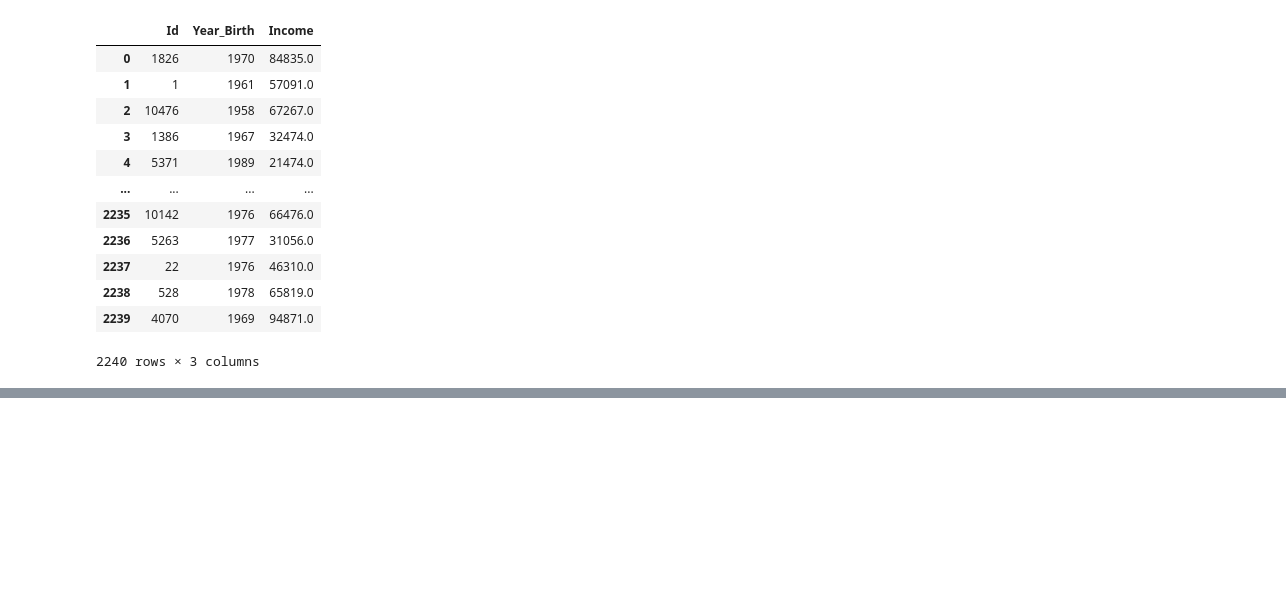
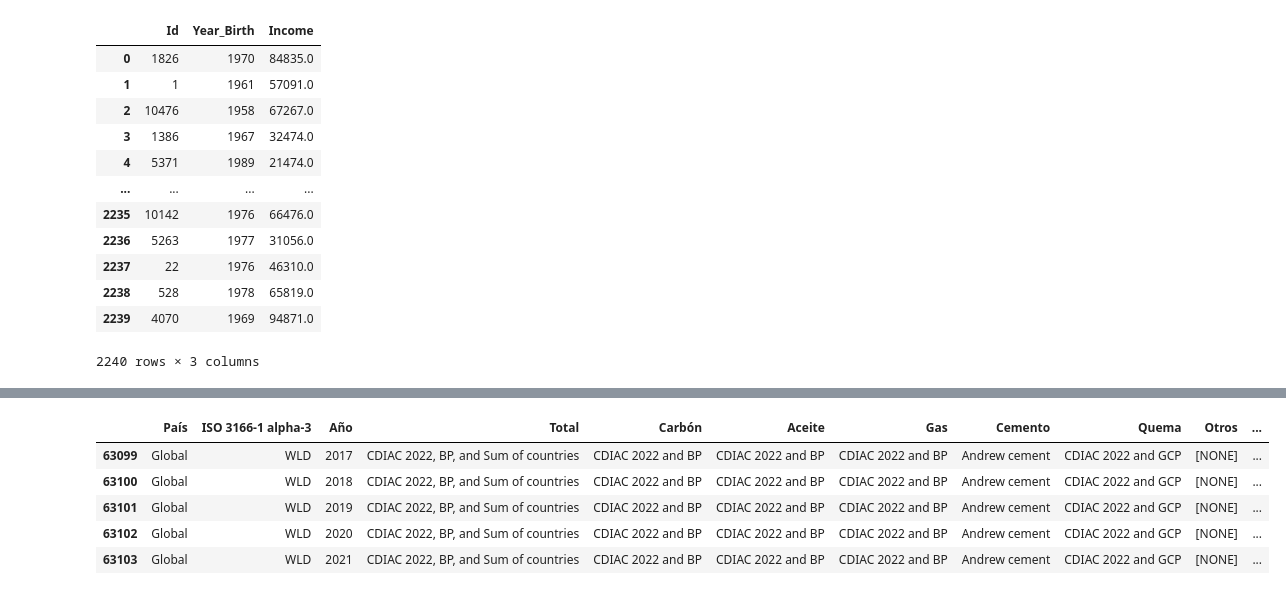
Before and after one commit to AndresCMontejo/PANDAS_I-O, a Jupyter notebook: Panda_I_O.ipynb, the cells around one changed output, grey strips where cells are left out. Cells and saved outputs as stored; diff of their text form; code cells hidden in the pictures; blank space fills up the shorter version.

```diff
--- a/Panda_I_O.ipynb
+++ b/Panda_I_O.ipynb
@@ -128,0 +260,13 @@ datos_mercados
+# %%
+sheet_id = '1JFeNgl5mf5MLW0AEMCRqXmDBpt1aMh0F'
+sheet_name = 'fuentes'
+url_fuentes = f'https://docs.google.com/spreadsheets/d/{sheet_id}/gviz/tq?tqx=out:csv&sheet={sheet_name}' #colocamos a lo ultimo la variable "sheet_name"
+fuentes_sheet = pd.read_csv(url_fuentes)
+fuentes_sheet.tail()
+# %% [output]
+|  | País | ISO 3166-1 alpha-3 | Año | Total | Carbón | Aceite | Gas | Cemento | Quema | Otros | ... |
+| 63099 | Global | WLD | 2017 | CDIAC 2022, BP, and Sum of countries | CDIAC 2022 and BP | CDIAC 2022 and BP | CDIAC 2022 and BP | Andrew cement | CDIAC 2022 and GCP | [NONE] | ... |
+| 63100 | Global | WLD | 2018 | CDIAC 2022, BP, and Sum of countries | CDIAC 2022 and BP | CDIAC 2022 and BP | CDIAC 2022 and BP | Andrew cement | CDIAC 2022 and GCP | [NONE] | ... |
+| 63101 | Global | WLD | 2019 | CDIAC 2022, BP, and Sum of countries | CDIAC 2022 and BP | CDIAC 2022 and BP | CDIAC 2022 and BP | Andrew cement | CDIAC 2022 and GCP | [NONE] | ... |
+| 63102 | Global | WLD | 2020 | CDIAC 2022, BP, and Sum of countries | CDIAC 2022 and BP | CDIAC 2022 and BP | CDIAC 2022 and BP | Andrew cement | CDIAC 2022 and GCP | [NONE] | ... |
+| 63103 | Global | WLD | 2021 | CDIAC 2022, BP, and Sum of countries | CDIAC 2022 and BP | CDIAC 2022 and BP | CDIAC 2022 and BP | Andrew cement | CDIAC 2022 and GCP | [NONE] | ... |
```
Also changed, not shown: parts of 18 cells of this notebook.
